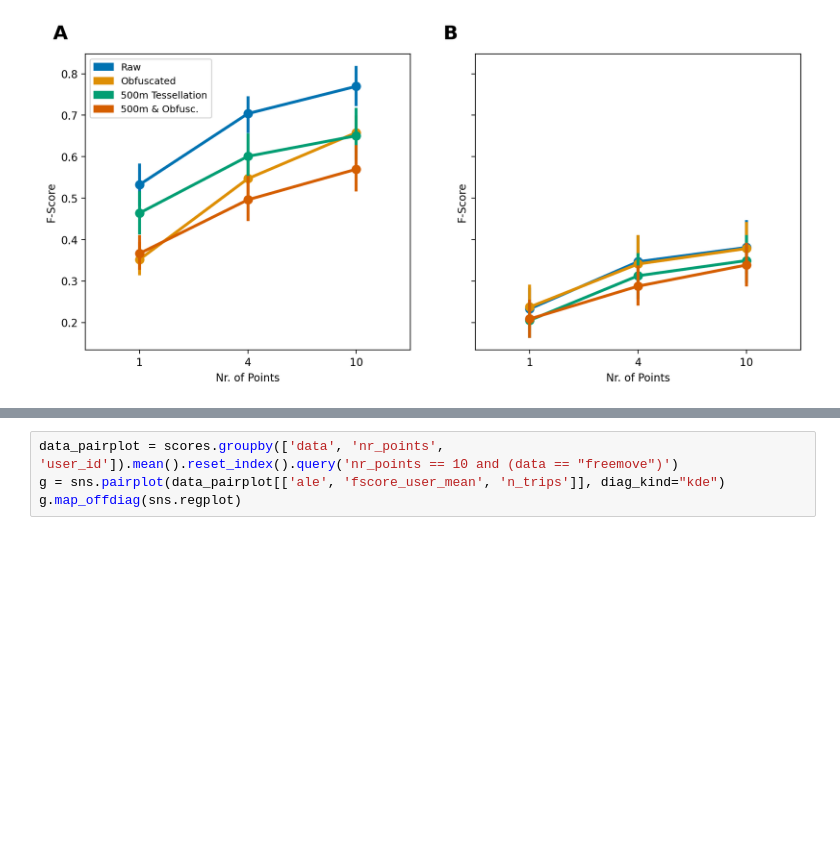
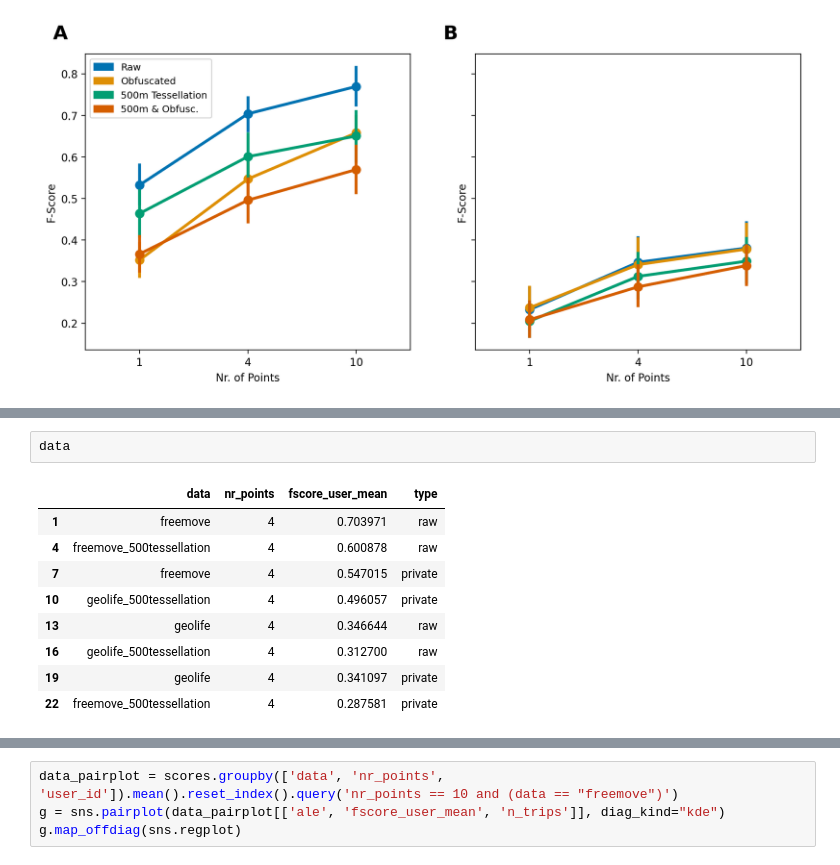
Before and after one commit to benediktstroebl/Master-Thesis, a Jupyter notebook: evaluation.ipynb, the cells around one changed output, grey strips where cells are left out. Saved outputs shown, nothing was run; the diff lists cells and outputs as text; blank space fills up the shorter version.

```diff
--- a/evaluation.ipynb
+++ b/evaluation.ipynb
@@ -256,0 +277,12 @@ for i, ax in enumerate([ax1, ax2]):
+# %%
+data
+# %% [output]
+|  | data | nr_points | fscore_user_mean | type |
+| 1 | freemove | 4 | 0.703971 | raw |
+| 4 | freemove_500tessellation | 4 | 0.600878 | raw |
+| 7 | freemove | 4 | 0.547015 | private |
+| 10 | geolife_500tessellation | 4 | 0.496057 | private |
+| 13 | geolife | 4 | 0.346644 | raw |
+| 16 | geolife_500tessellation | 4 | 0.312700 | raw |
+| 19 | geolife | 4 | 0.341097 | private |
+| 22 | freemove_500tessellation | 4 | 0.287581 | private |
```
Also changed, not shown: parts of 6 cells of this notebook.
